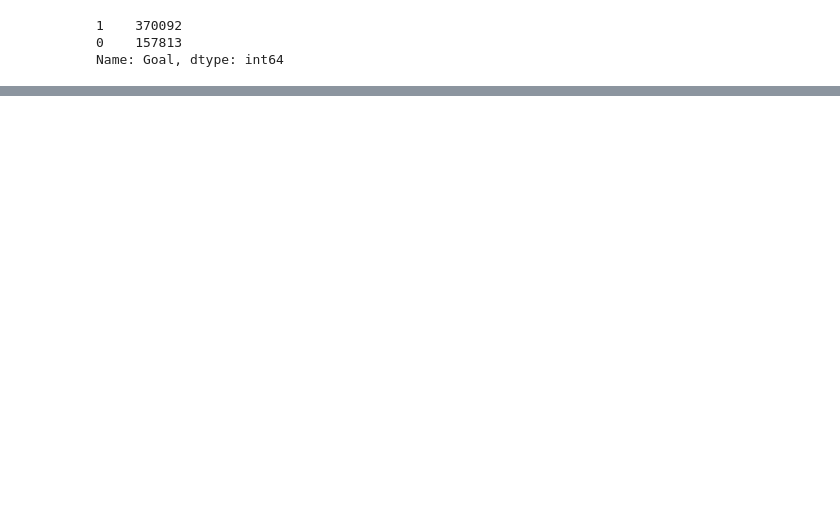
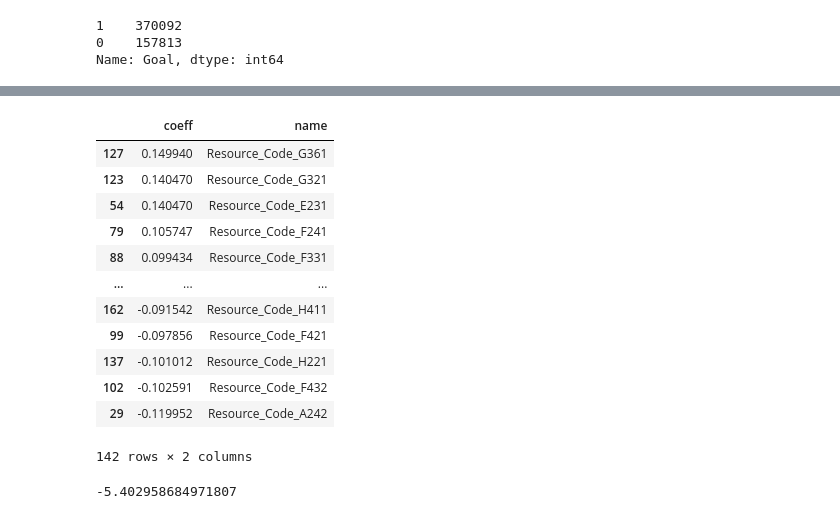
Before and after one commit to ludomare/London-Pumpy, a Jupyter notebook: 02 Importation & nettoyage données.ipynb, the cells around one changed output, grey strips where cells are left out. Cells and saved outputs as stored; diff of their text form; code cells hidden in the pictures; blank space fills up the shorter version.

```diff
--- a/02 Importation & nettoyage données.ipynb
+++ b/02 Importation & nettoyage données.ipynb
@@ -1386,0 +1446,20 @@ Name: Goal, dtype: int64
+# %%
+tt[tt.name.str.contains('Resource')].sort_values(by='coeff',ascending=False)
+# %% [output]
+|  | coeff | name |
+| 127 | 0.149940 | Resource_Code_G361 |
+| 123 | 0.140470 | Resource_Code_G321 |
+| 54 | 0.140470 | Resource_Code_E231 |
+| 79 | 0.105747 | Resource_Code_F241 |
+| 88 | 0.099434 | Resource_Code_F331 |
+| ... | ... | ... |
+| 162 | -0.091542 | Resource_Code_H411 |
+| 99 | -0.097856 | Resource_Code_F421 |
+| 137 | -0.101012 | Resource_Code_H221 |
+| 102 | -0.102591 | Resource_Code_F432 |
+| 29 | -0.119952 | Resource_Code_A242 |
+142 rows × 2 columns
+# %%
+tt.coeff.
+# %% [output]
+-5.402958684971807
```
Also changed, not shown: parts of 21 cells of this notebook.
